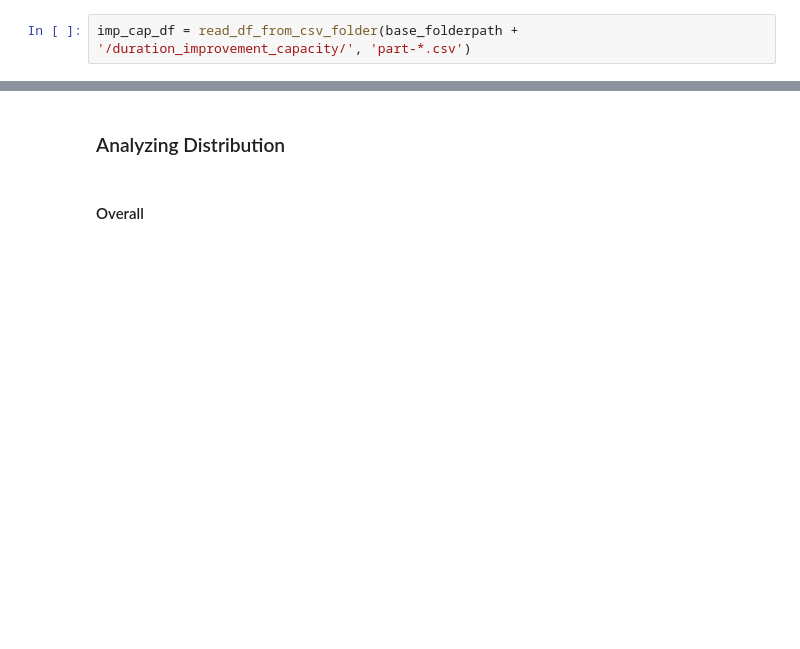
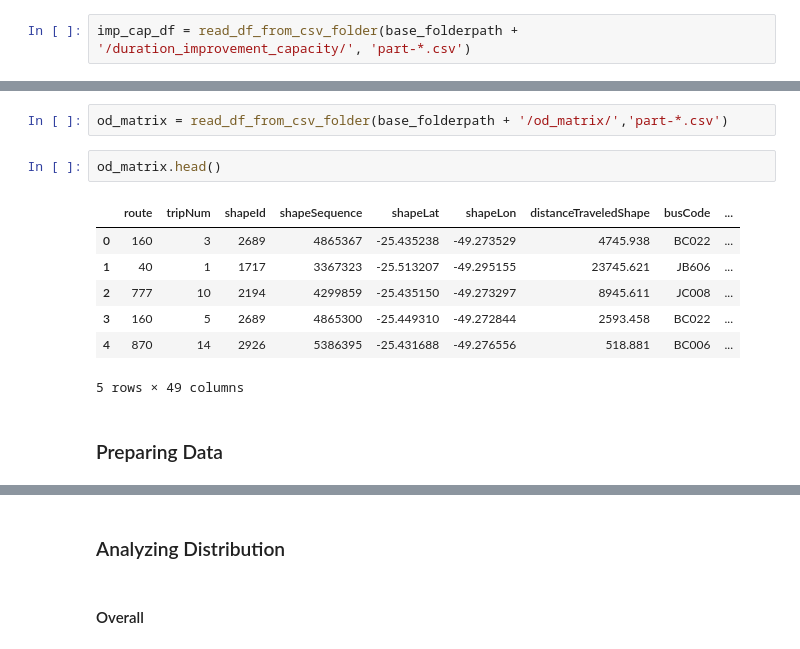
Before and after one commit to tarcisobraz/trips-optimality-exp, a Jupyter notebook: trip-decision-improvement-capacity-analysis.ipynb, the cells around one changed output, grey strips where cells are left out. Drawn from its saved outputs; the diff is of its cells as text; blank space fills up the shorter version.

```diff
--- a/trip-decision-improvement-capacity-analysis.ipynb
+++ b/trip-decision-improvement-capacity-analysis.ipynb
@@ -31,0 +89,14 @@ imp_cap_df.head()
+# %%
+od_matrix = read_df_from_csv_folder(base_folderpath + '/od_matrix/','part-*.csv')
+# %%
+od_matrix.head()
+# %% [output]
+|  | route | tripNum | shapeId | shapeSequence | shapeLat | shapeLon | distanceTraveledShape | busCode | ... |
+| 0 | 160 | 3 | 2689 | 4865367 | -25.435238 | -49.273529 | 4745.938 | BC022 | ... |
+| 1 | 40 | 1 | 1717 | 3367323 | -25.513207 | -49.295155 | 23745.621 | JB606 | ... |
+| 2 | 777 | 10 | 2194 | 4299859 | -25.435150 | -49.273297 | 8945.611 | JC008 | ... |
+| 3 | 160 | 5 | 2689 | 4865300 | -25.449310 | -49.272844 | 2593.458 | BC022 | ... |
+| 4 | 870 | 14 | 2926 | 5386395 | -25.431688 | -49.276556 | 518.881 | BC006 | ... |
+5 rows × 49 columns
+# %% [markdown]
+### Preparing Data
```
Also changed, not shown: parts of 41 cells of this notebook.
